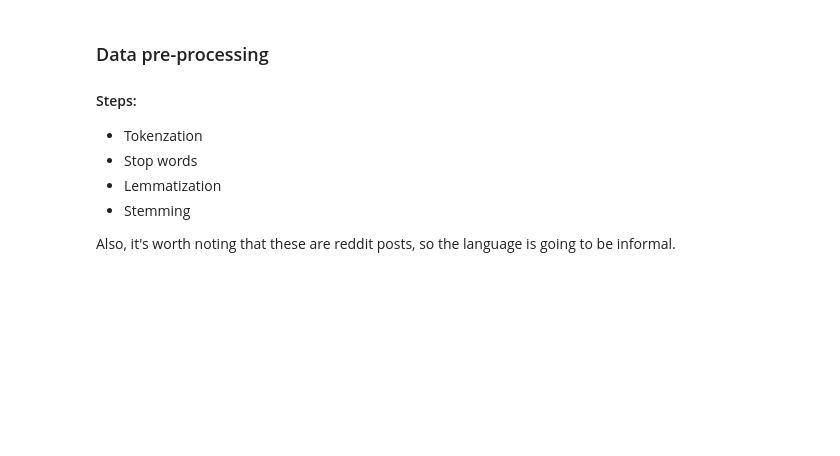
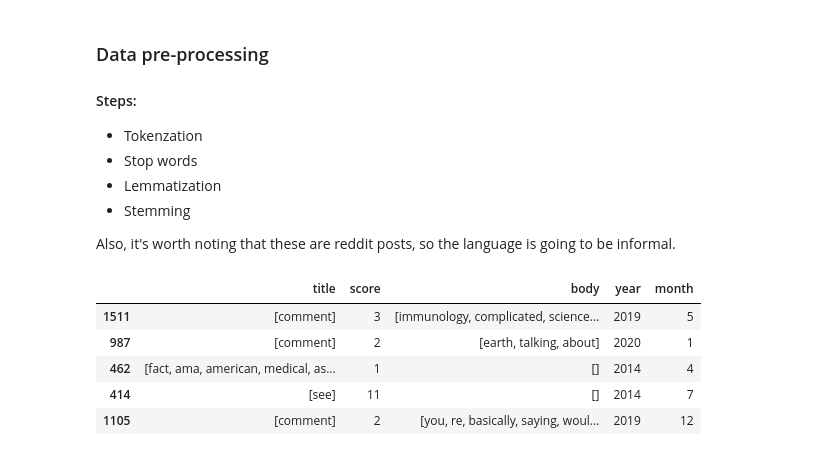
Before and after one commit to sristishree/RedditVaccineMyth, a Jupyter notebook: reddit-vaccine-myth-sentiment-analysis.ipynb, the cells around one changed output. Cells and saved outputs as stored; diff of their text form; code cells hidden in the pictures; blank space fills up the shorter version.

```diff
--- a/reddit-vaccine-myth-sentiment-analysis.ipynb
+++ b/reddit-vaccine-myth-sentiment-analysis.ipynb
@@ -276,0 +290,9 @@ df['body'] = df['body'].apply(lambda text : re.sub(r'[^\w\s]', ' ', text))
+# %%
+df.sample(5)
+# %% [output]
+|  | title | score | body | year | month |
+| 1511 | [comment] | 3 | [immunology, complicated, science... | 2019 | 5 |
+| 987 | [comment] | 2 | [earth, talking, about] | 2020 | 1 |
+| 462 | [fact, ama, american, medical, as... | 1 | [] | 2014 | 4 |
+| 414 | [see] | 11 | [] | 2014 | 7 |
+| 1105 | [comment] | 2 | [you, re, basically, saying, woul... | 2019 | 12 |
```
Also changed, not shown: parts of 18 cells of this notebook.
